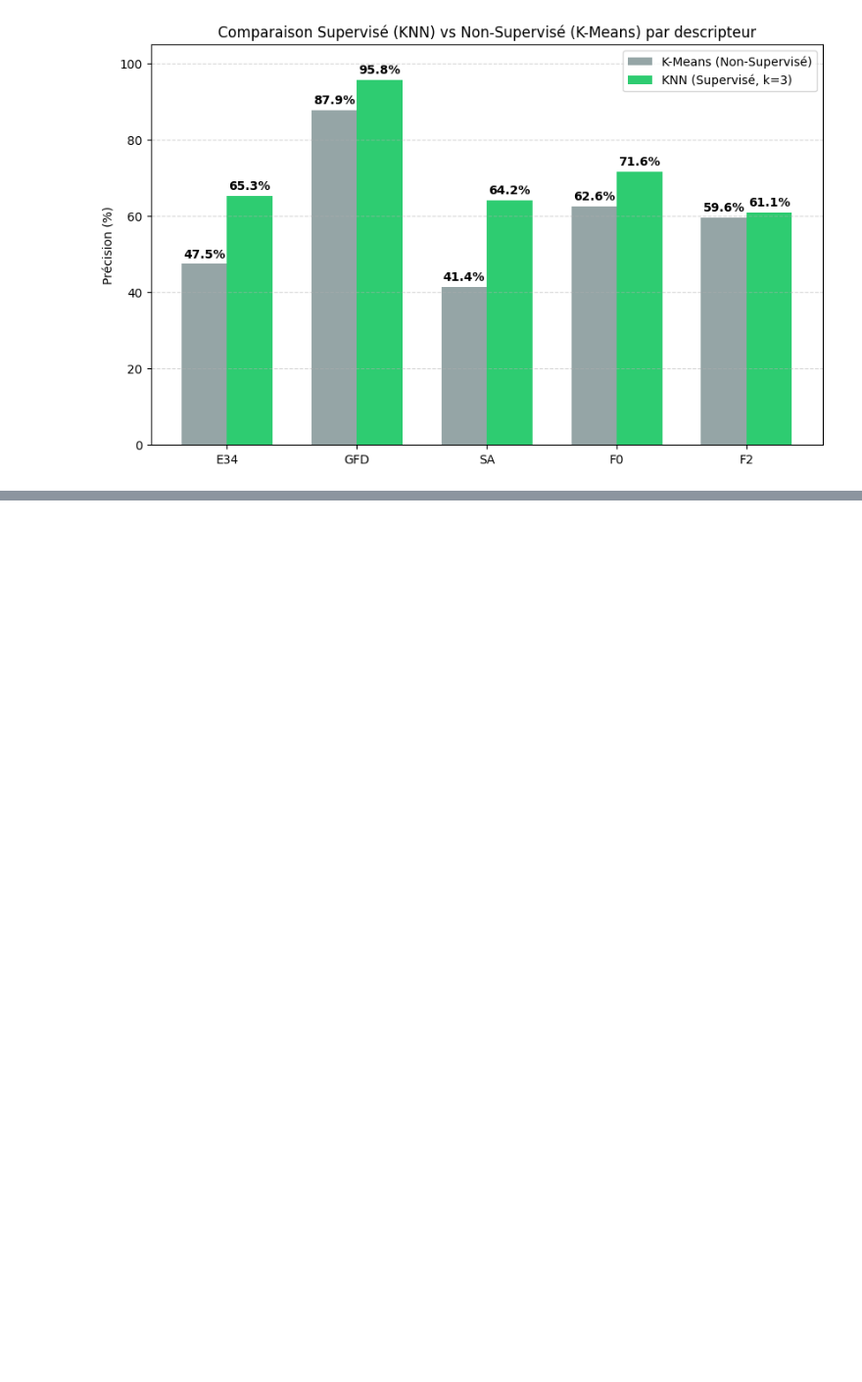
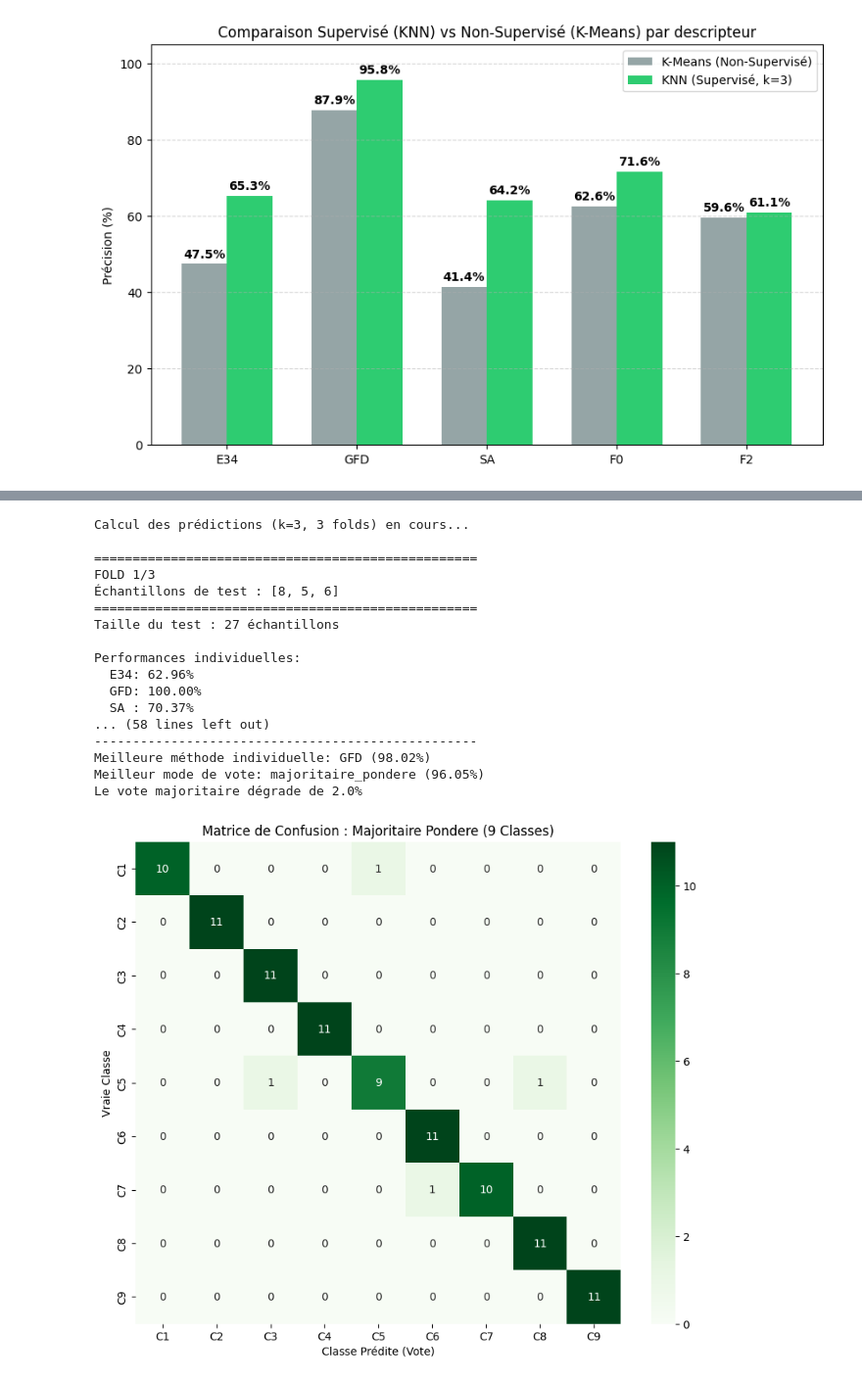
Before and after one commit to NicolasAdamczyk/ProjetRF, a Jupyter notebook: notebook.ipynb, the cells around one changed output, grey strips where cells are left out. Shown: that part at 98% size. Cells and saved outputs as stored; diff of their text form; code cells hidden in the pictures; blank space fills up the shorter version.

```diff
--- a/notebook.ipynb
+++ b/notebook.ipynb
@@ -479,7 +480,7 @@ puretes = []
 
 for k in k_values:
     y_pred, centroids, inertia = kmeans(X, k=k, max_iter=100, init='kmeans++', n_init=10)
-    purity, _ = evaluer_clustering(y_true, y_pred)
+    purity = evaluer_clustering(y_true, y_pred)
     inerties.append(inertia)
     puretes.append(purity*100)
     print(f"k={k} → Inertie: {inertia:.2f}, Pureté: {purity*100:.2f}%")
@@ -756,0 +830,47 @@ Fold 5/5 – Accuracy : 57.89%
+# %%
+from sklearn.metrics import confusion_matrix
+
+k = 3
+
+# Récupération des résultats globaux de la validation croisée (recalcule si nécessaire)
+print(f"Calcul des prédictions (k={k}, 3 folds) en cours...")
+res = validation_croisee_complete(data, k=k, n_folds=3, n_classes=9)
+
+# Récupération du mode de vote optimal et des prédictions/vraies classes associées
+best_mode = res['best_mode']
+y_true = res['all_y_true'][best_mode]
+y_pred = res['all_y_pred'][best_mode]
+
+# Calcul de la Matrice de Confusion à partir des listes agrégées
+classes_list = list(range(1, n_classes + 1))
+cm = confusion_matrix(np.array(y_true), np.array(y_pred), labels=classes_list)
+
+# Affichage avec Seaborn
+plt.figure(figsize=(10, 8))
+sns.heatmap(cm, annot=True, fmt='d', cmap='Greens',
+            xticklabels=[f"C{i}" for i in classes_list],
+            yticklabels=[f"C{i}" for i in classes_list])
+
+plt.xlabel('Classe Prédite (Vote)')
+plt.ylabel('Vraie Classe')
+plt.title(f'Matrice de Confusion : {best_mode.replace("_", " ").title()} (9 Classes)')
+plt.show()
+# %% [output]
+Calcul des prédictions (k=3, 3 folds) en cours...
+
+==================================================
+FOLD 1/3
+Échantillons de test : [8, 5, 6]
+==================================================
+Taille du test : 27 échantillons
+
+Performances individuelles:
+  E34: 62.96%
+  GFD: 100.00%
+  SA : 70.37%
+... (58 lines left out)
+--------------------------------------------------
+Meilleure méthode individuelle: GFD (98.02%)
+Meilleur mode de vote: majoritaire_pondere (96.05%)
+Le vote majoritaire dégrade de 2.0%
+[figure, added]
```
Also changed, not shown: parts of 11 cells of this notebook, 1 other file.
